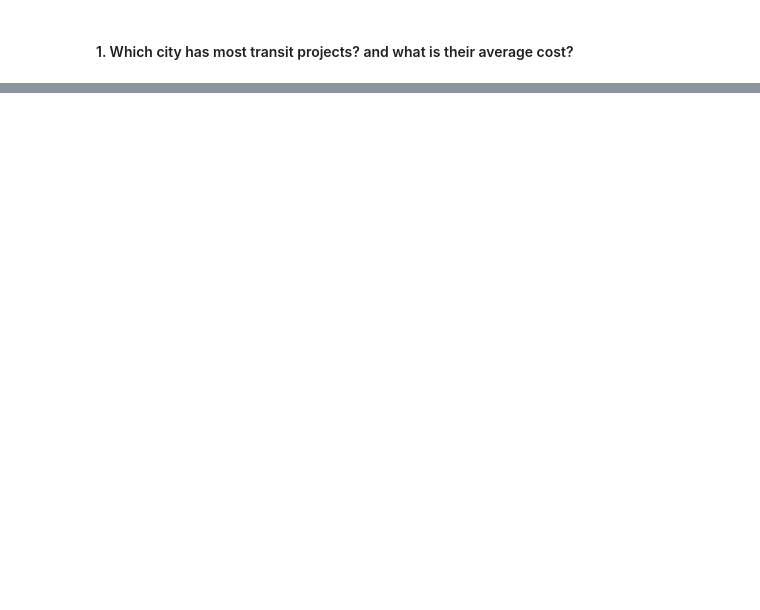
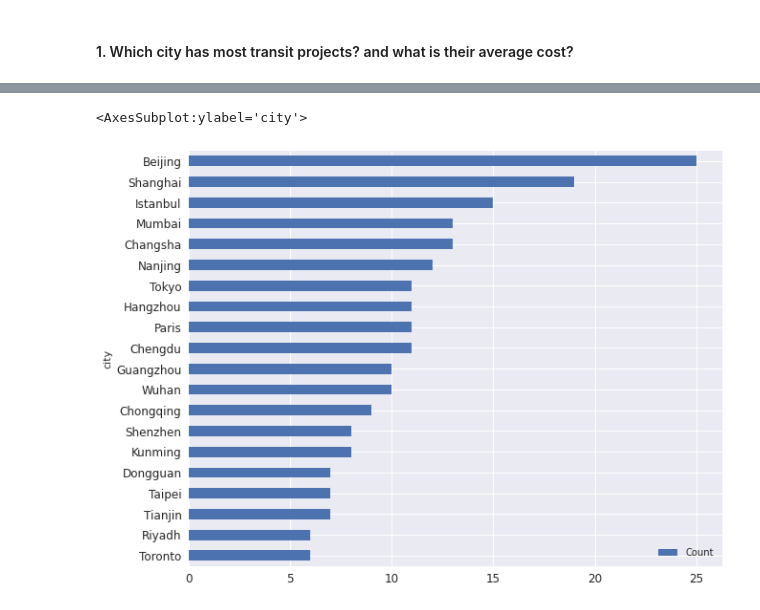
Before and after one commit to txnguyen292/tidyTuesday_transitCost, a Jupyter notebook: notebook/EDA.ipynb, the cells around one changed output, grey strips where cells are left out. Saved outputs shown, nothing was run; the diff lists cells and outputs as text; code cells hidden in the pictures; blank space fills up the shorter version.

```diff
--- a/notebook/EDA.ipynb
+++ b/notebook/EDA.ipynb
@@ -350,0 +293,7 @@ df.tail(7)
+# %%
+plt.rc("axes", labelsize=12)
+plt.style.use("seaborn")
+df.groupby("city").size().sort_values(ascending=True)[-20:].plot(kind="barh", figsize=(10,8), fontsize=12, label="Count", legend=True)
+# %% [output]
+<AxesSubplot:ylabel='city'>
+[figure, added]
```
Also changed, not shown: parts of 33 cells of this notebook, 1 other file.
